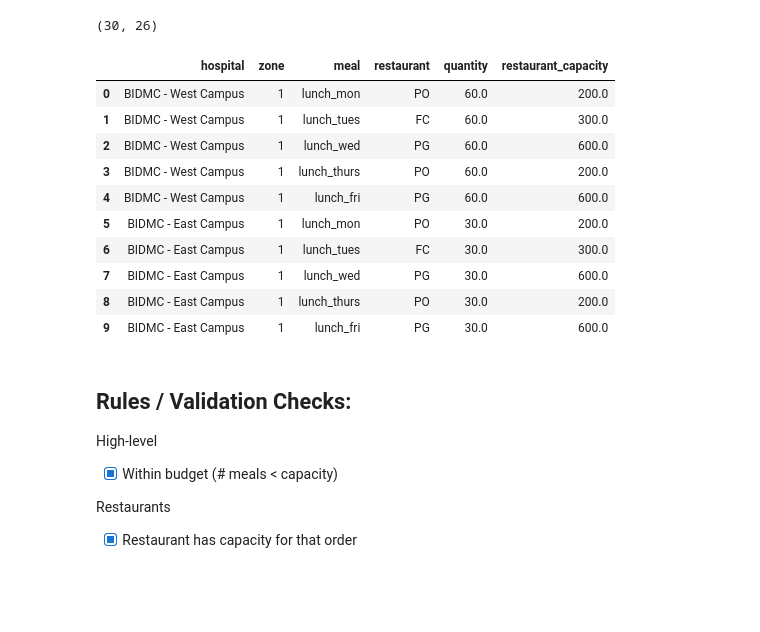
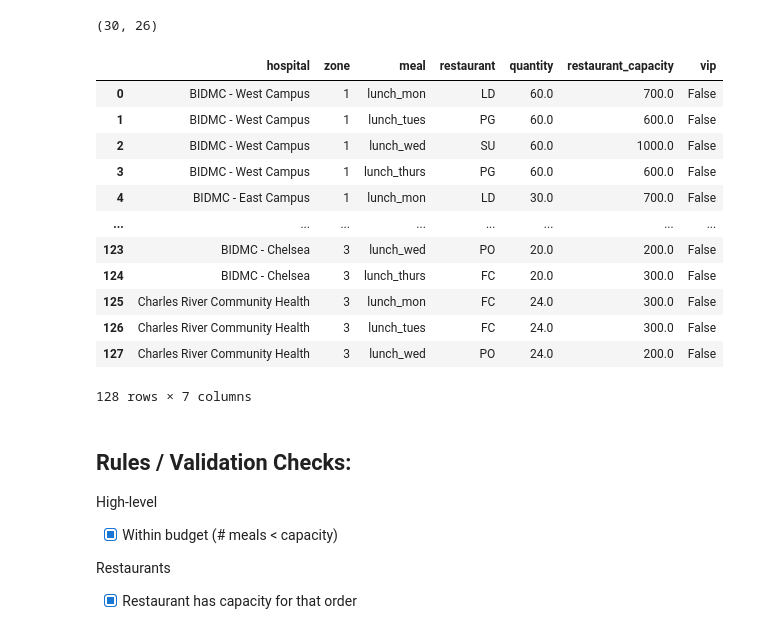
Before and after one commit to wilkesybear/otp-scheduler, a Jupyter notebook: src/notebooks/validator.ipynb, the cells around one changed output. Saved outputs shown, nothing was run; the diff lists cells and outputs as text; code cells hidden in the pictures; blank space fills up the shorter version.

```diff
--- a/src/notebooks/validator.ipynb
+++ b/src/notebooks/validator.ipynb
@@ -34,7 +34,8 @@ vip_schedule.shape
 # %% [output]
 (30, 21)
 # %%
-results = sort_schedule(parse.parse_from_results_csv('../../examples/boston/20200405/results.csv'))
+# results = sort_schedule(parse.parse_from_results_csv('../../examples/boston/20200405/results.csv'))
+results = sort_schedule(parse.parse_from_results_csv('../../output.csv'))
 results.shape
 # %% [output]
 (30, 26)
@@ -43,30 +44,37 @@ results_schedule = results.iloc[:, 5:]
 results_schedule_columns = results_schedule.columns
 # %%
 log = []
-vip_log = []
 for i, row in results_schedule.iterrows():
     for j, val in enumerate(row):
         if not pd.isnull(val):
+            quantity = schedule.iloc[i, j]
+            vip = False
+            if pd.isnull(quantity) and not pd.isnull(vip_schedule.iloc[i, j]):
+                quantity = vip_schedule.iloc[i, j]
+                vip = True
             log.append([
                 hospitals.iloc[i, 1],
                 hospitals.iloc[i, 4],
                 results_schedule_columns[j],
                 val,
-                schedule.iloc[i, j],
+                quantity,
                 restaurants[results_schedule_columns[j]][val],
+                vip,
             ])
 # %%
-meal_log = pd.DataFrame(log, columns=['hospital', 'zone', 'meal', 'restaurant', 'quantity', 'restaurant_capacity'])
-meal_log.head(10)
+meal_log = pd.DataFrame(log, columns=['hospital', 'zone', 'meal', 'restaurant', 'quantity', 'restaurant_capacity', 'vip'])
+meal_log
 # %% [output]
-|  | hospital | zone | meal | restaurant | quantity | restaurant_capacity |
-| 0 | BIDMC - West Campus | 1 | lunch_mon | PO | 60.0 | 200.0 |
-| 1 | BIDMC - West Campus | 1 | lunch_tues | FC | 60.0 | 300.0 |
-| 2 | BIDMC - West Campus | 1 | lunch_wed | PG | 60.0 | 600.0 |
-| 3 | BIDMC - West Campus | 1 | lunch_thurs | PO | 60.0 | 200.0 |
-| 4 | BIDMC - West Campus | 1 | lunch_fri | PG | 60.0 | 600.0 |
-| 5 | BIDMC - East Campus | 1 | lunch_mon | PO | 30.0 | 200.0 |
-| 6 | BIDMC - East Campus | 1 | lunch_tues | FC | 30.0 | 300.0 |
-| 7 | BIDMC - East Campus | 1 | lunch_wed | PG | 30.0 | 600.0 |
-| 8 | BIDMC - East Campus | 1 | lunch_thurs | PO | 30.0 | 200.0 |
-| 9 | BIDMC - East Campus | 1 | lunch_fri | PG | 30.0 | 600.0 |
+|  | hospital | zone | meal | restaurant | quantity | restaurant_capacity | vip |
+| 0 | BIDMC - West Campus | 1 | lunch_mon | LD | 60.0 | 700.0 | False |
+| 1 | BIDMC - West Campus | 1 | lunch_tues | PG | 60.0 | 600.0 | False |
+| 2 | BIDMC - West Campus | 1 | lunch_wed | SU | 60.0 | 1000.0 | False |
+| 3 | BIDMC - West Campus | 1 | lunch_thurs | PG | 60.0 | 600.0 | False |
+| 4 | BIDMC - East Campus | 1 | lunch_mon | LD | 30.0 | 700.0 | False |
+| ... | ... | ... | ... | ... | ... | ... | ... |
+| 123 | BIDMC - Chelsea | 3 | lunch_wed | PO | 20.0 | 200.0 | False |
+| 124 | BIDMC - Chelsea | 3 | lunch_thurs | FC | 20.0 | 300.0 | False |
+| 125 | Charles River Community Health | 3 | lunch_mon | FC | 24.0 | 300.0 | False |
+| 126 | Charles River Community Health | 3 | lunch_tues | FC | 24.0 | 300.0 | False |
+| 127 | Charles River Community Health | 3 | lunch_wed | PO | 24.0 | 200.0 | False |
+128 rows × 7 columns
```
Also changed, not shown: parts of 16 cells of this notebook, 2 other files.
